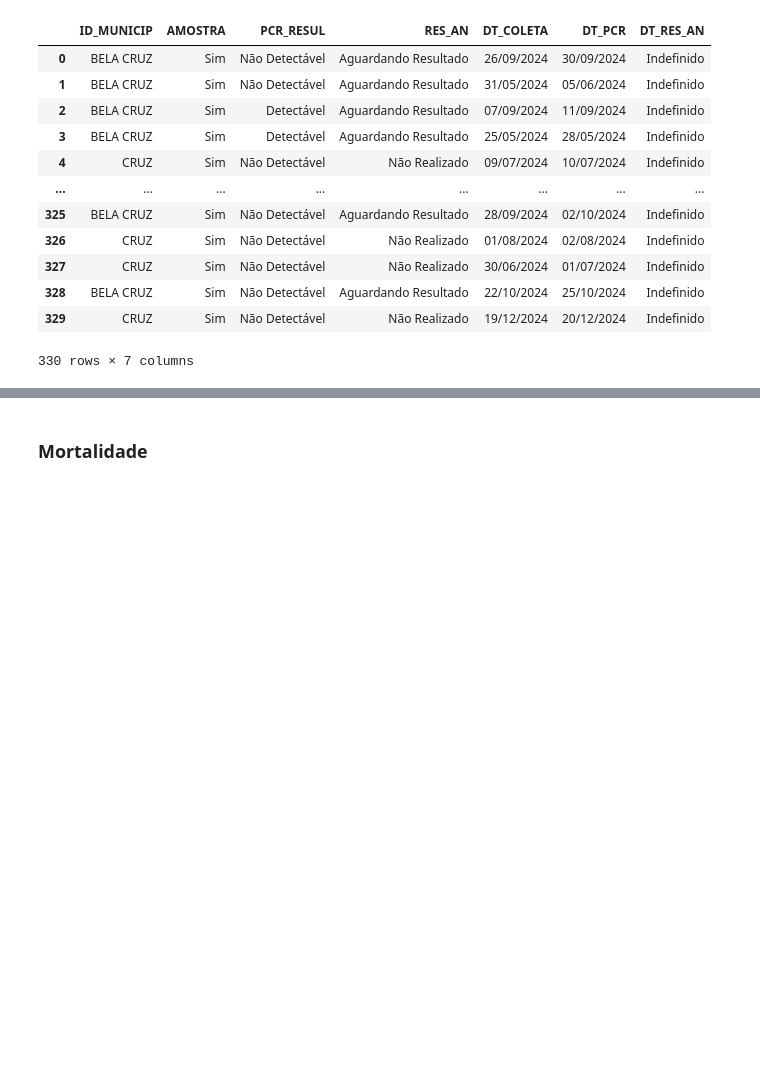
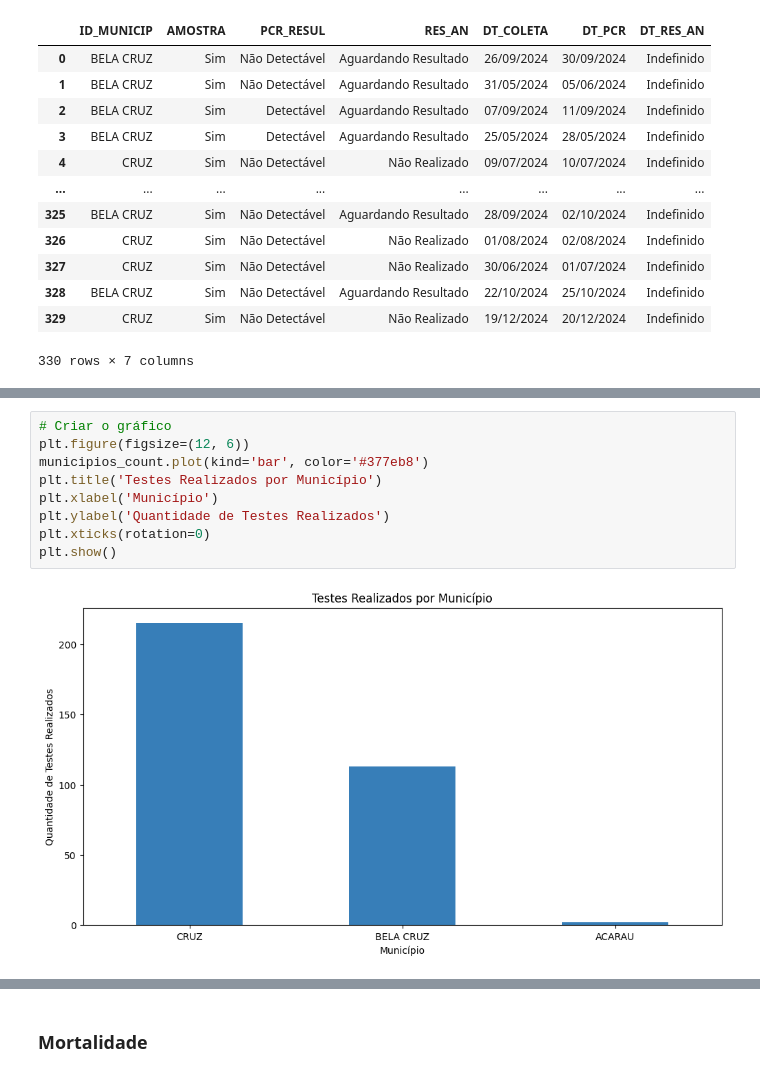
Before and after one commit to vitormunnizz/casos_gripe_ce, a Jupyter notebook: gripe.ipynb, the cells around one changed output, grey strips where cells are left out. Drawn from its saved outputs; the diff is of its cells as text; blank space fills up the shorter version.

```diff
--- a/gripe.ipynb
+++ b/gripe.ipynb
@@ -325,0 +359,11 @@ df_filtrado_vig_lab
+# %%
+# Criar o gráfico
+plt.figure(figsize=(12, 6))
+municipios_count.plot(kind='bar', color='#377eb8')
+plt.title('Testes Realizados por Município')
+plt.xlabel('Município')
+plt.ylabel('Quantidade de Testes Realizados')
+plt.xticks(rotation=0)
+plt.show()
+# %% [output]
+[figure, added]
```
Also changed, not shown: parts of 7 cells of this notebook.
